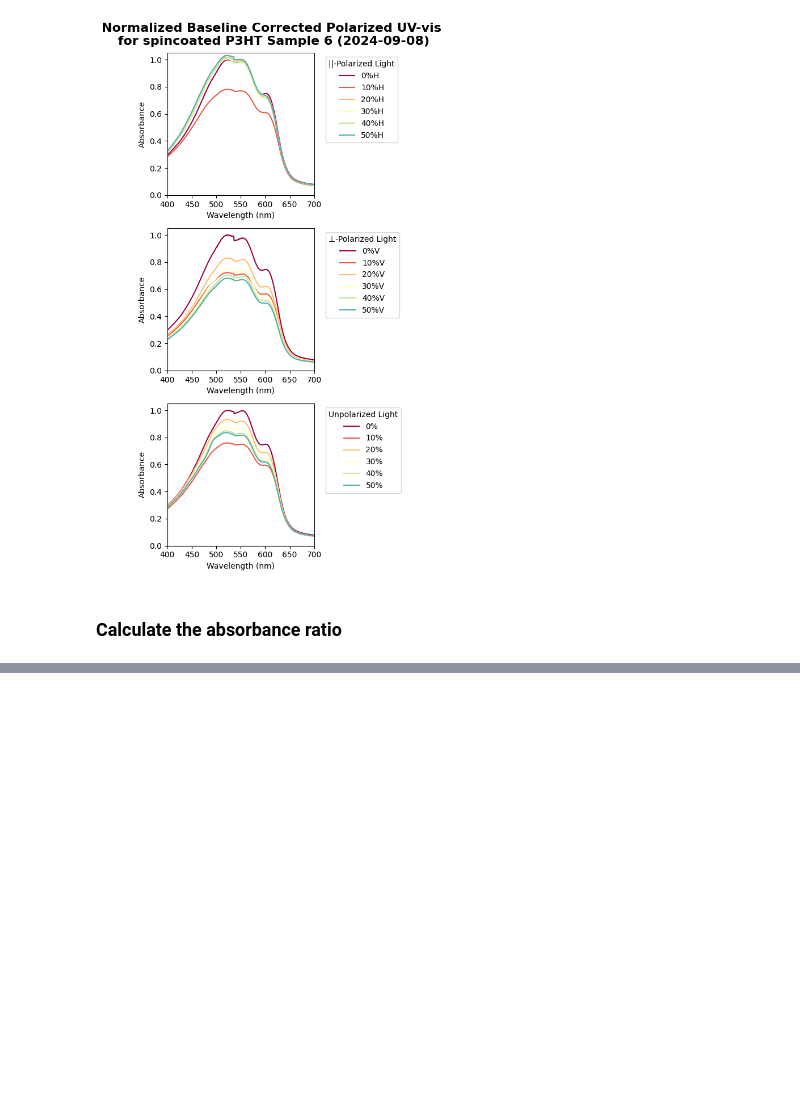
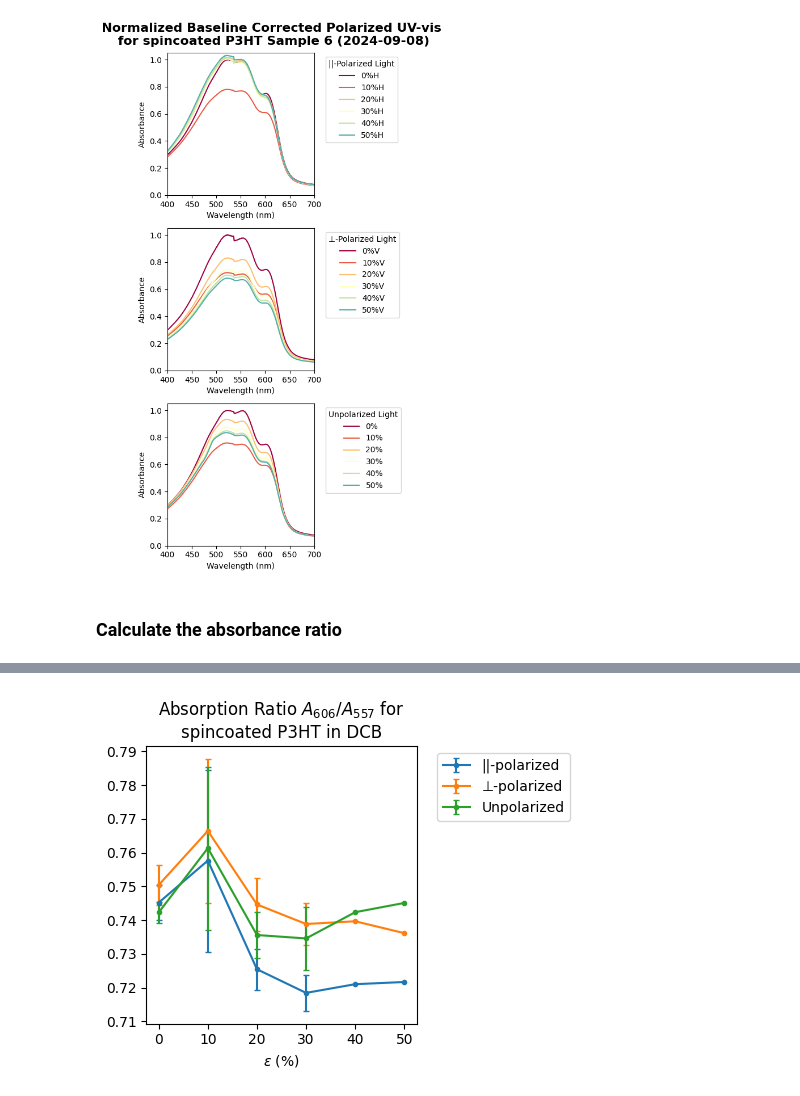
Before and after one commit to trilusa/UV-vis, a Jupyter notebook: Carlos_P3HT_9-8-24/polarized_uv-vis_plotting.ipynb, the cells around one changed output, grey strips where cells are left out. Drawn from its saved outputs; the diff is of its cells as text; code cells hidden in the pictures; blank space fills up the shorter version.

```diff
--- a/Carlos_P3HT_9-8-24/polarized_uv-vis_plotting.ipynb
+++ b/Carlos_P3HT_9-8-24/polarized_uv-vis_plotting.ipynb
@@ -305,3 +290,31 @@ fig.tight_layout()
+# %%
+# Compute the mean and standard error for each column
+mean_values = df_absorbance_ratios.mean()
+standard_error = df_absorbance_ratios.sem()
+
+H_columns_str = [col for col in df_absorbance_ratios.columns if 'H' in col and 'baseline' not in col]
+H_percents = [float(s.strip('%HV')) for s in H_columns_str]
+
+V_columns_str = [col for col in df_absorbance_ratios.columns if 'V' in col and 'baseline' not in col]
+V_percents = [float(s.strip('%HV')) for s in V_columns_str]
+
+unpolarized_columns_str = [col for col in df_corrected.columns if 'V' not in col and 'H' not in col and 'baseline' not in col and 'Wavelength' not in col]
+unpolaraized_percents = [float(s.strip('%HV')) for s in H_columns_str]
+
+# Plot the mean values with error bars for standard error
+fig, axs = plt.subplots(1, 1, figsize=(5, 4))
+axs.errorbar(H_percents, mean_values[H_columns_str], yerr=standard_error[H_columns_str], fmt='.-', label='||-polarized', capsize=2, capthick=1)
+axs.errorbar(V_percents, mean_values[V_columns_str], yerr=standard_error[V_columns_str], fmt='.-', label='⊥-polarized',  capsize=2, capthick=1)
+axs.errorbar(unpolaraized_percents, mean_values[unpolarized_columns_str], yerr=standard_error[unpolarized_columns_str], fmt='.-', label='Unpolarized', capsize=2, capthick=1)
+
+# Customize plot
+axs.set_title(f'Absorption Ratio $A_{{606}}/A_{{557}}$ for\n{method_str} {material_str} in {solvent_str}')
+axs.set_xlabel(r'$\epsilon$ (%)')
+axs.legend(bbox_to_anchor=(1.05, 1), loc='upper left')
+fig.tight_layout()
+# axs.grid('on')
+# %% [output]
+[figure, added]
 # %%
 ### Dichroic Ratios ###
 #todo
```
Also changed, not shown: parts of 8 cells of this notebook, 2 other files.
